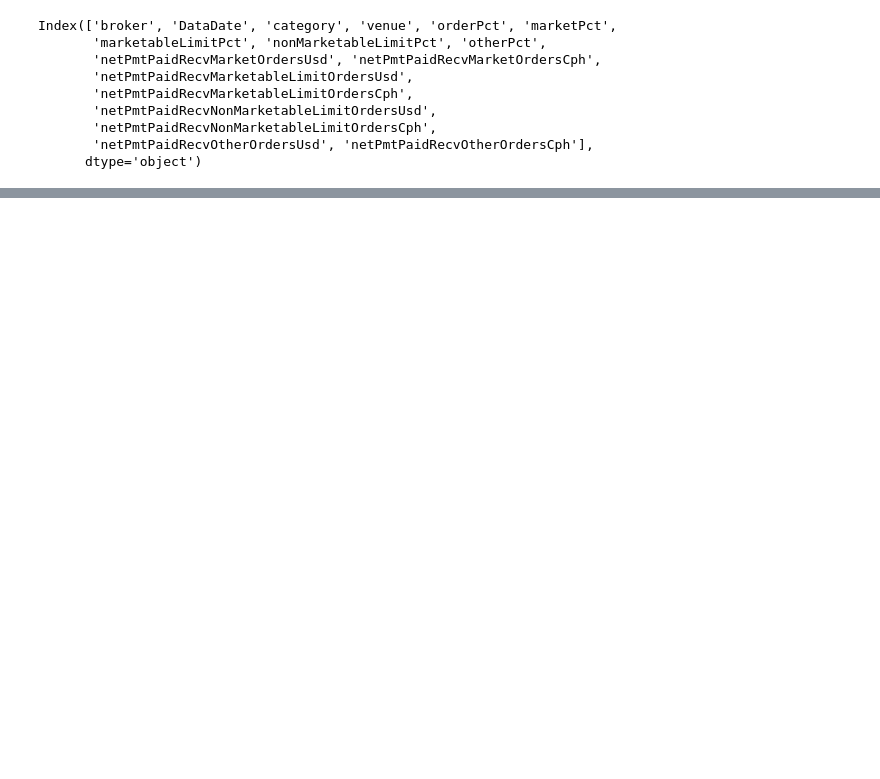
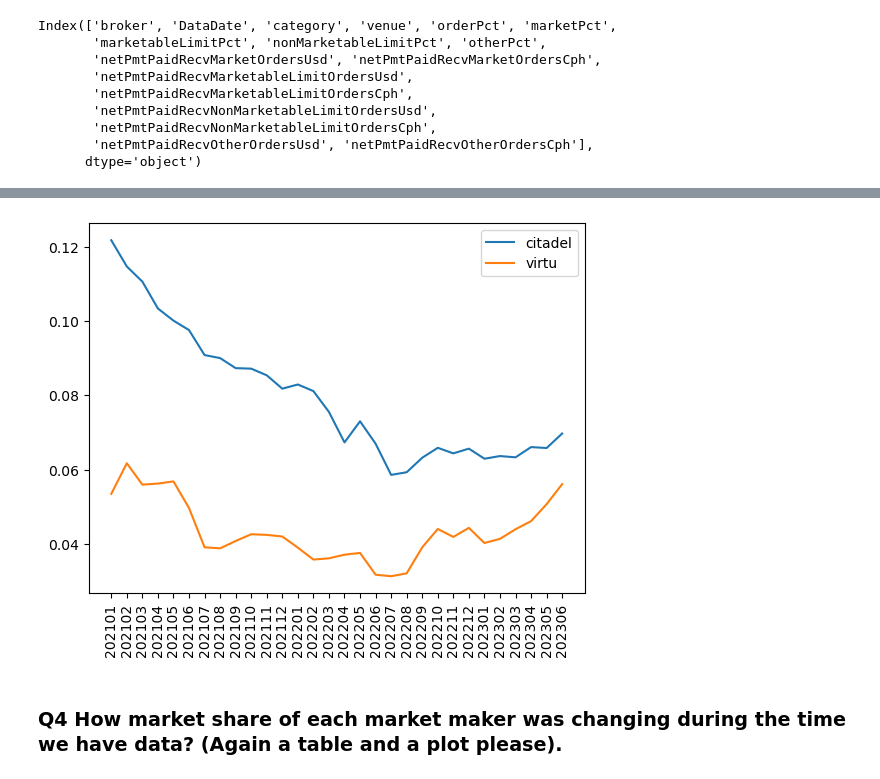
Before and after one commit to YUNYANSONG/SECReportsAnalysis, a Jupyter notebook: reports.ipynb, the cells around one changed output, grey strips where cells are left out. Cells and saved outputs as stored; diff of their text form; code cells hidden in the pictures; blank space fills up the shorter version.

```diff
--- a/reports.ipynb
+++ b/reports.ipynb
@@ -156,0 +320,8 @@ Cph_flow_mean
+# %%
+monthlytotalSharesMarketMarket.reset_index(inplace=True)
+monthlytotalSharesMarketMarket.loc[(monthlytotalSharesMarketMarket.MC == "NITE") | (monthlytotalSharesMarketMarket.MC == "VIRT"),"MC"] = "virtu"
+monthlytotalSharesMarketMarket.loc[(monthlytotalSharesMarketMarket.MC == "TCDRG"),"MC"] = "citadel"
+# %%
+monthlytotalSharesMarketMarket.rename(columns={"MC":"venue"},inplace=True)
+# %%
+monthlytotalSharesMarketMarket = monthlytotalSharesMarketMarket.groupby(["DataDate","venue"])["TotalShares"].sum()
@@ -156,0 +348,12 @@ Cph_flow_mean
+# %%
+knownRatio = (knownShares/monthlytotalSharesMarketMarket).dropna()
+# %%
+for venue, group in knownRatio.groupby("venue"):
+    plt.plot(group.index.get_level_values(0).astype(str),group,label=venue)
+plt.xticks(rotation=90)
+plt.legend()
+plt.show()
+# %% [output]
+[figure, added]
+# %% [markdown]
+### Q4 How market share of each market maker was changing during the time we have data? (Again a table and a plot please).
```
Also changed, not shown: parts of 40 cells of this notebook, 1 other file.
